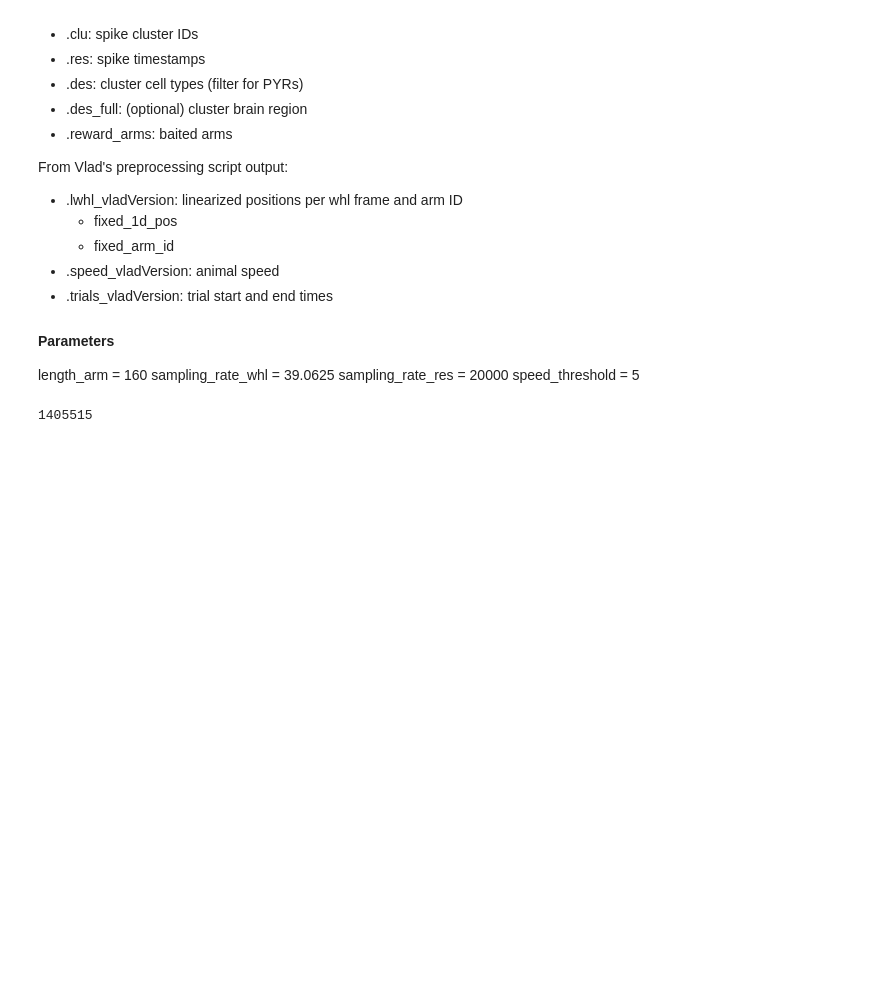
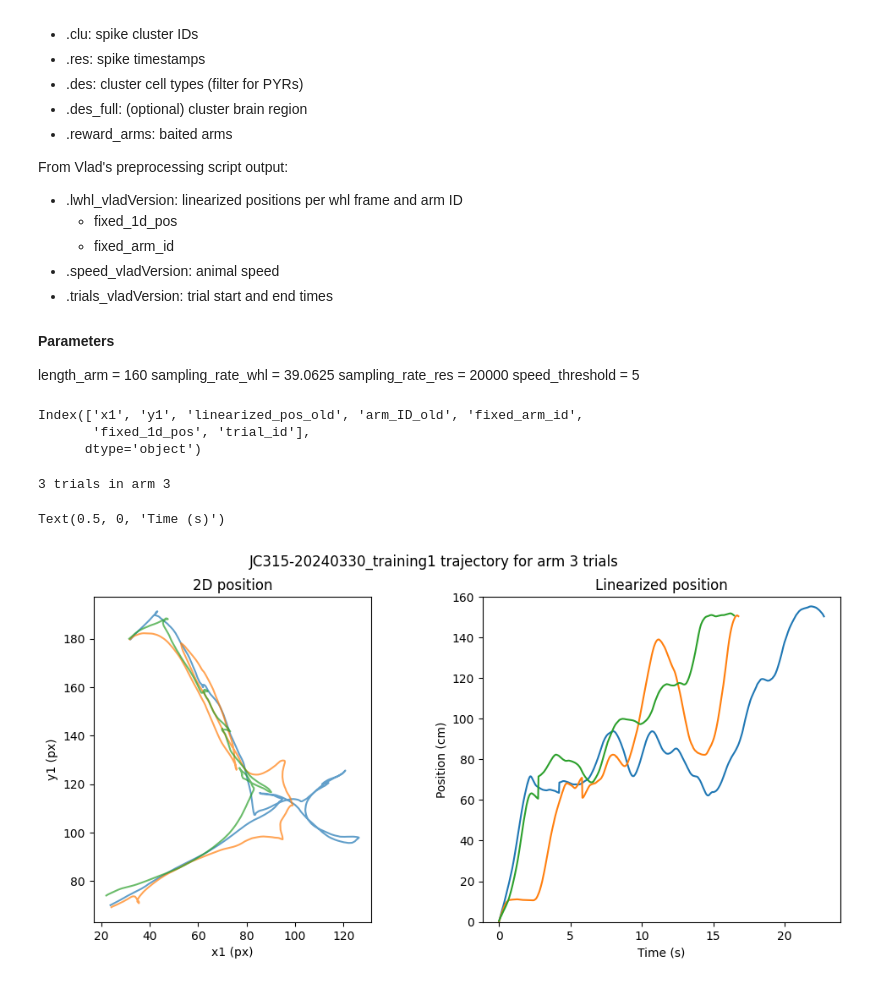
Before and after one commit to acumpelik/mPFC-analysis, a Jupyter notebook: rate_maps.ipynb, the cells around one changed output. Cells and saved outputs as stored; diff of their text form; code cells hidden in the pictures; blank space fills up the shorter version.

Commit message:
plotted animal position for trial subset in 2D and 1D

```diff
--- a/rate_maps.ipynb
+++ b/rate_maps.ipynb
@@ -27,5 +29,5 @@ import numpy as np
 animal = 'JC315'
 day = 20240330
 session = 'training1'
-arm = 4 # honey; adjust to Vlad's numbering
+arm = 3 # honey; 4 in my numbering
 # %%
@@ -50,7 +58,3 @@ reward_arms = f"{path}.reward_arms"
-# %%
-print(len(clu))
-# %% [output]
-1405515
 # %%
 # [rate_matrix_i,
 # occupancy_matrix_i,
@@ -82,0 +90,47 @@ print(len(clu))
+# %%
+# Whl breakdown
+print(whl.columns)
+
+x1, y1 = whl.x1.to_numpy(), whl.y1.to_numpy()
+fixed_1d_pos = whl.fixed_1d_pos.to_numpy()
+fixed_arm_id = whl.fixed_arm_id.to_numpy()
+
+linearized_pos_old = whl.linearized_pos_old.to_numpy()
+# %% [output]
+Index(['x1', 'y1', 'linearized_pos_old', 'arm_ID_old', 'fixed_arm_id',
+       'fixed_1d_pos', 'trial_id'],
+      dtype='object')
+# %%
+# Filter for trials on selected arm
+trial_subset = [
+    (s, e) for s, e in trials
+    if fixed_arm_id[s] == arm
+]
+
+print(f"{len(trial_subset)} trials in arm {arm}")
+# %% [output]
+3 trials in arm 3
+# %%
+# Plot trajectory for trial subset
+length_maze = 200
+
+plt.figure(figsize=(12,5))
+plt.suptitle(f"{animal}-{day}_{session} trajectory for arm {arm} trials")
+
+plt.subplot(1,2,1)
+for s, e in trial_subset:
+    plt.plot(x1[s:e], y1[s:e], alpha=0.7)
+plt.gca().set_aspect('equal')
+plt.title("2D position")
+plt.xlabel('x1 (px)'); plt.ylabel('y1 (px)')
+
+plt.subplot(1,2,2)
+for s, e in trial_subset:
+    plt.plot(np.arange(e-s) / sampling_rate_whl,
+             fixed_1d_pos[s:e])
+plt.ylim(0, length_arm); plt.ylabel('Position (cm)')
+plt.title("Linearized position")
+plt.xlabel('Time (s)')
+# %% [output]
+Text(0.5, 0, 'Time (s)')
+[figure, added]
```
Also changed, not shown: parts of 4 cells of this notebook.
